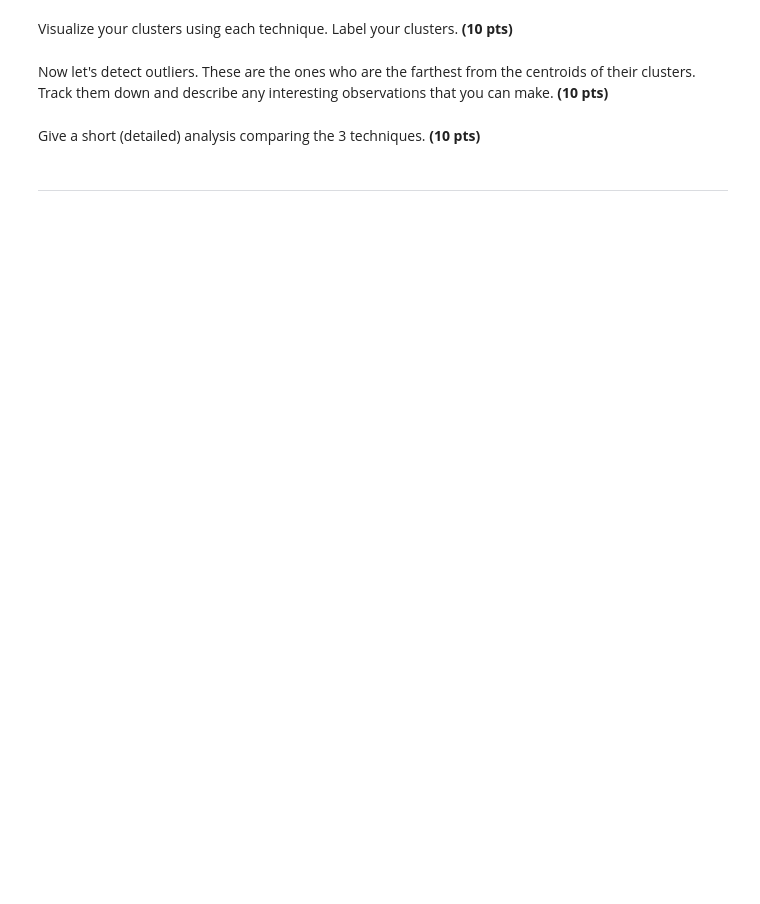
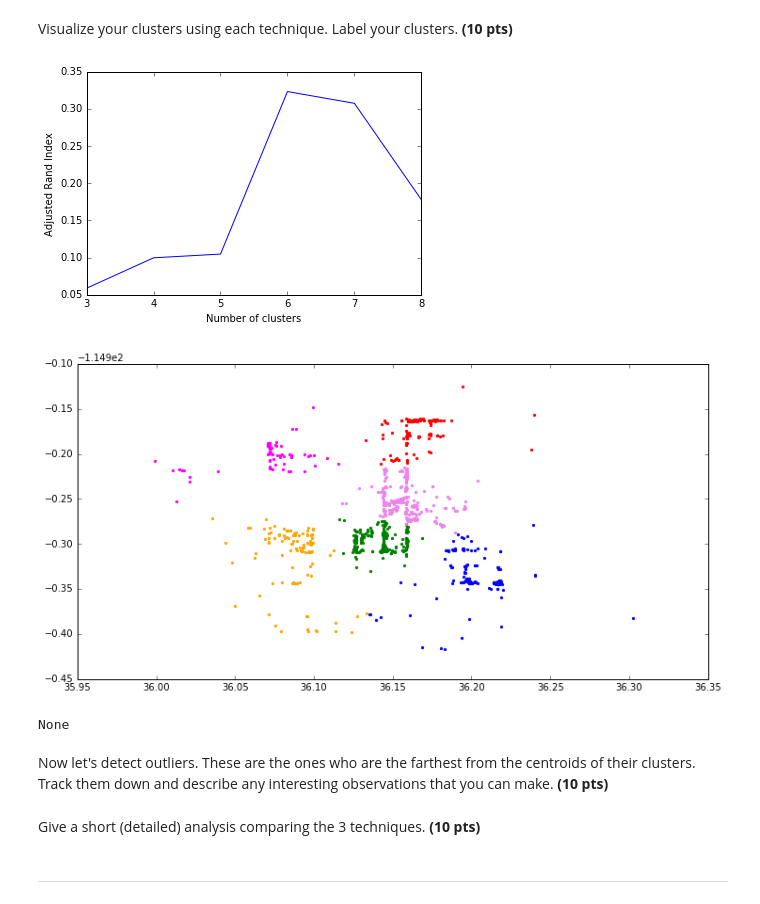
Before and after one commit to coolcor12/cs591-personal, a Jupyter notebook: hw2-submission/Homework-2.ipynb, the cells around one changed output. Drawn from its saved outputs; the diff is of its cells as text; code cells hidden in the pictures; blank space fills up the shorter version.

Commit message:
clustered by location

```diff
--- a/hw2-submission/Homework-2.ipynb
+++ b/hw2-submission/Homework-2.ipynb
@@ -245,3 +219,57 @@ import matplotlib.patches as mpatches
+# %%
+import matplotlib.pyplot as plt
+import matplotlib.patches as mpatches
+%matplotlib inline
+
+def plot_cluster(points, labels):
+    colors = ['red', 'green', 'blue', 'violet', 'orange',
+              'magenta', 'purple', 'black', 'tan', 'grey']
+    X = dict()
+    for i in range(len(labels)):
+        if labels[i] in X:
+            X[labels[i]][0].append(points[i][0])
+            X[labels[i]][1].append(points[i][1])
+        else:
+            X[labels[i]] = [[], []]
+            X[labels[i]][0].append(points[i][0])
+            X[labels[i]][1].append(points[i][1])
+    plt.figure(figsize=(12, 6))
+    for key in X:
+        plt.scatter(X[key][0], X[key][1], color=colors[key], marker=".")
+    plt.show()
+
+def sc_evaluate_cluster(X, k, show_each=False):
+    kmeans = KMeans(init='k-means++', n_clusters=k, n_init=10)
+    kmeans.fit(X)
+    if show_each:
+        plot_cluster(X, kmeans.labels_)
+    return metrics.silhouette_score(X, kmeans.labels_, metric='cosine'), kmeans.labels_
+
+def find_best_cluster(X, min_k, max_k, show_each=False):
+    x = list(range(min_k, max_k + 1))
+    scores = [0]*(max_k - min_k + 1)
+    best_labels = None
+    best_score = float('-inf')
+    for i in range(min_k, max_k + 1):
+        score, labels = sc_evaluate_cluster(X, i, show_each=show_each)
+        scores[i - min_k] = score
+        if score > best_score:
+            best_score = score
+            best_labels = labels
+    plt.xlabel('Number of clusters')
+    plt.ylabel('Adjusted Rand Index')
+    plt.xticks(x)
+    plt.plot(x, scores)
+    plt.show()
+
+    plot_cluster(X, best_labels)
+
+
+print find_best_cluster(locations, 3, 8, show_each=False)
+# %% [output]
+[figure, added]
+[figure, added]
+None
 # %% [markdown]
 Now let's detect outliers. These are the ones who are the farthest from the centroids of their clusters. Track them down and describe any interesting observations that you can make. **(10 pts)**
 # %% [markdown]
```
Also changed, not shown: parts of 4 cells of this notebook.
